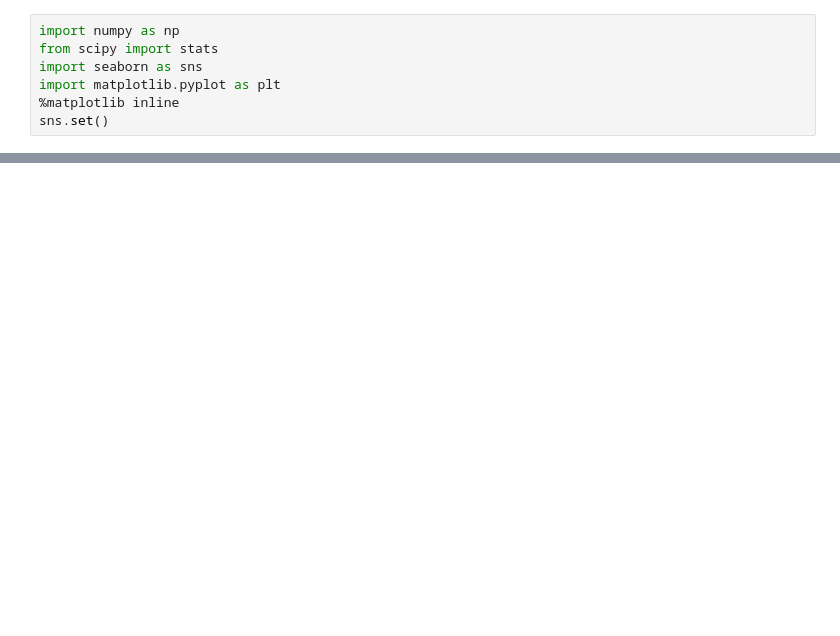
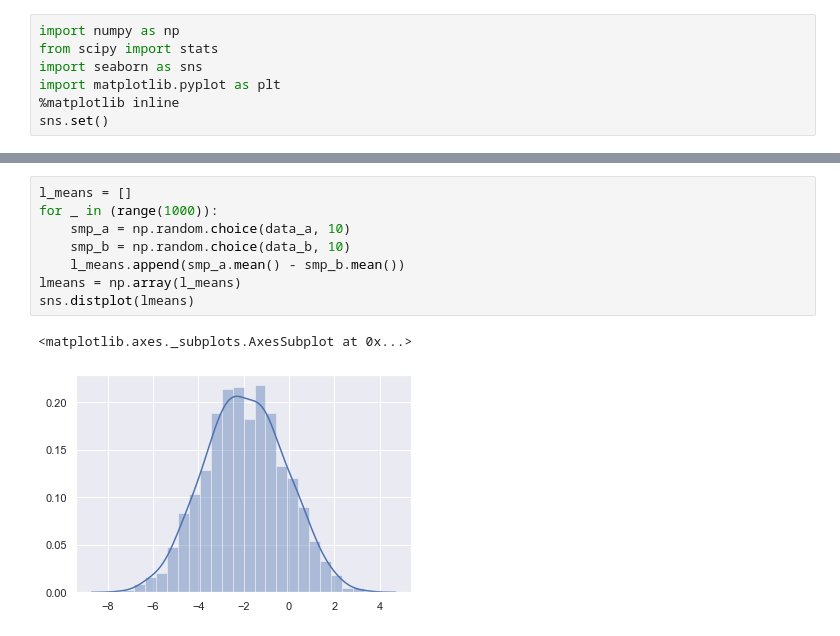
Before and after one commit to normannexo/Mathematics-notebooks, a Jupyter notebook: t-test.ipynb, the cells around one changed output, grey strips where cells are left out. Saved outputs shown, nothing was run; the diff lists cells and outputs as text; blank space fills up the shorter version.

```diff
--- a/t-test.ipynb
+++ b/t-test.ipynb
@@ -27,0 +29,11 @@ plt.plot(range(-10, 15), stats.norm.pdf(range(-10,15), loc=mu_b, scale=sigma_b))
+# %%
+l_means = []
+for _ in (range(1000)):
+    smp_a = np.random.choice(data_a, 10)
+    smp_b = np.random.choice(data_b, 10)
+    l_means.append(smp_a.mean() - smp_b.mean())
+lmeans = np.array(l_means)
+sns.distplot(lmeans)
+# %% [output]
+<matplotlib.axes._subplots.AxesSubplot at 0x...>
+[figure, added]
```
Also changed, not shown: parts of 4 cells of this notebook, 1 other file.
